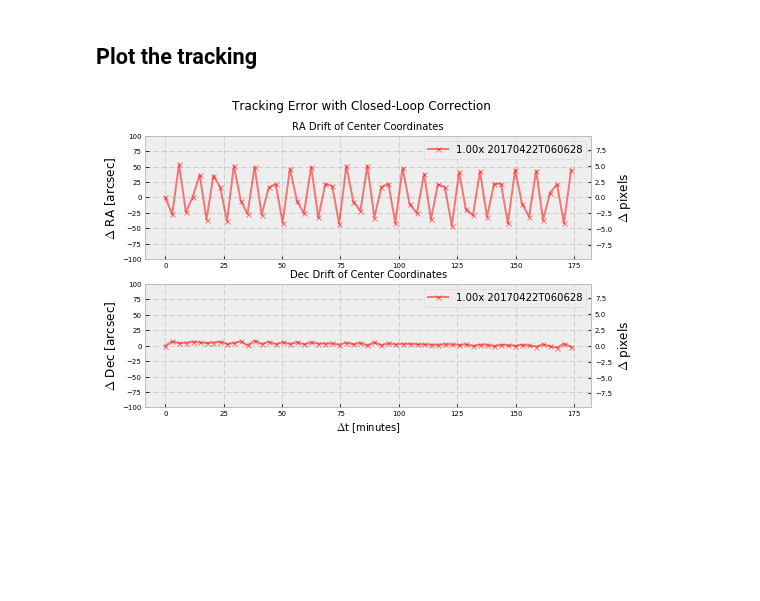
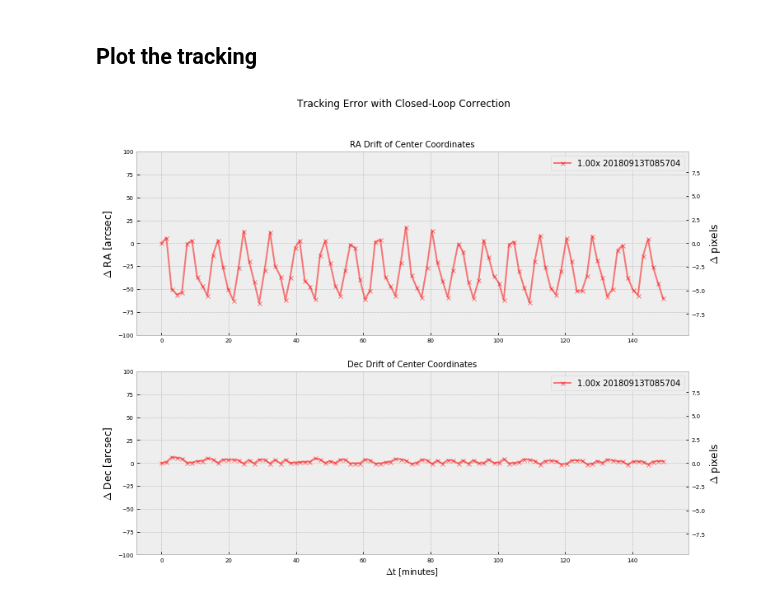
Before and after one commit to panoptes/panoptes-pipeline, a Jupyter notebook: notebooks/mount/Tracking-Error-Demonstration.ipynb, the cells around one changed output. Saved outputs shown, nothing was run; the diff lists cells and outputs as text; code cells hidden in the pictures; blank space fills up the shorter version.

```diff
--- a/notebooks/mount/Tracking-Error-Demonstration.ipynb
+++ b/notebooks/mount/Tracking-Error-Demonstration.ipynb
@@ -30,10 +26,10 @@ from piaa import utils
 # %% [markdown]
 ## Gather Images
 # %%
-base_dir = '/var/panoptes/images/fields/'
-image_dir = 'HatP12/14d3bd/20170422T060628/'
+base_dir = '/var/panoptes/images/fields/PAN001/'
+image_dir = 'Hd189733/14d3bd/20180913T085704/'
 
-seq_files = glob('{}/{}/2*.fits'.format(base_dir, image_dir), recursive=True)
+seq_files = glob('{}/{}/2*.fits*'.format(base_dir, image_dir), recursive=True)
 seq_files.sort()
 print("Number of files: {}".format(len(seq_files)))
 # %% [output]
@@ -46,9 +42,9 @@ wcsinfo_list = {}
 for f in seq_files:
     head, tail = os.path.split(f)
     if head in wcsinfo_list:
-        wcsinfo_list[head].append(img_utils.get_wcsinfo(f))
+        wcsinfo_list[head].append(fits_utils.get_wcsinfo(f))
     else:
-        wcsinfo_list[head] = [img_utils.get_wcsinfo(f)]
+        wcsinfo_list[head] = [fits_utils.get_wcsinfo(f)]
 # %%
 ra = {}
 d_ra = {}
@@ -116,7 +112,7 @@ dec_models = dict()
 # %% [markdown]
 ## Plot the tracking
 # %%
-fig = plt.figure(figsize=(8,5))
+fig = plt.figure(figsize=(12,9))
 ax1 = fig.add_subplot(211)
 ax2 = fig.add_subplot(212)
 
@@ -175,32 +171,32 @@ ax2.tick_params(labelsize=7)
 ax2.set_ylim(-100,100)
 ax2.set_title("Dec Drift of Center Coordinates", fontsize=10)
 
 # Pixel labels
 ax3 = ax1.twinx()
 ax3.set_ylabel('$\Delta$ pixels')
 ax3.tick_params(labelsize=7)
 arcs = ax1.get_yticks()
 ax3.set_ylim(arcs[0] / 10.31, arcs[-1] / 10.31)
 ax3.grid(False)
 
 # Pixel labels
 ax3 = ax2.twinx()
 ax3.set_ylabel('$\Delta$ pixels')
 ax3.tick_params(labelsize=7)
 arcs = ax2.get_yticks()
 ax3.set_ylim(arcs[0] / 10.31, arcs[-1] / 10.31)
 ax3.grid(False)
 
 # Adjust arcseconds to look prettier
 # ax1.set_yticks([-50,0,50])
 # ax2.set_yticks([-50,0,50])
 
 ax1.legend()
 ax2.legend()
 
 # plt.tight_layout()
 # plt.subplots_adjust(top=.91)
 plt.suptitle('Tracking Error with Closed-Loop Correction')
-plt.savefig('tracking-errors.png', dpi=300)
+plt.savefig('tracking-errors.png', dpi=150)
 # %% [output]
-[figure, old version]
+[figure, new version]
```
Also changed, not shown: parts of 3 cells of this notebook, 2 other files.
